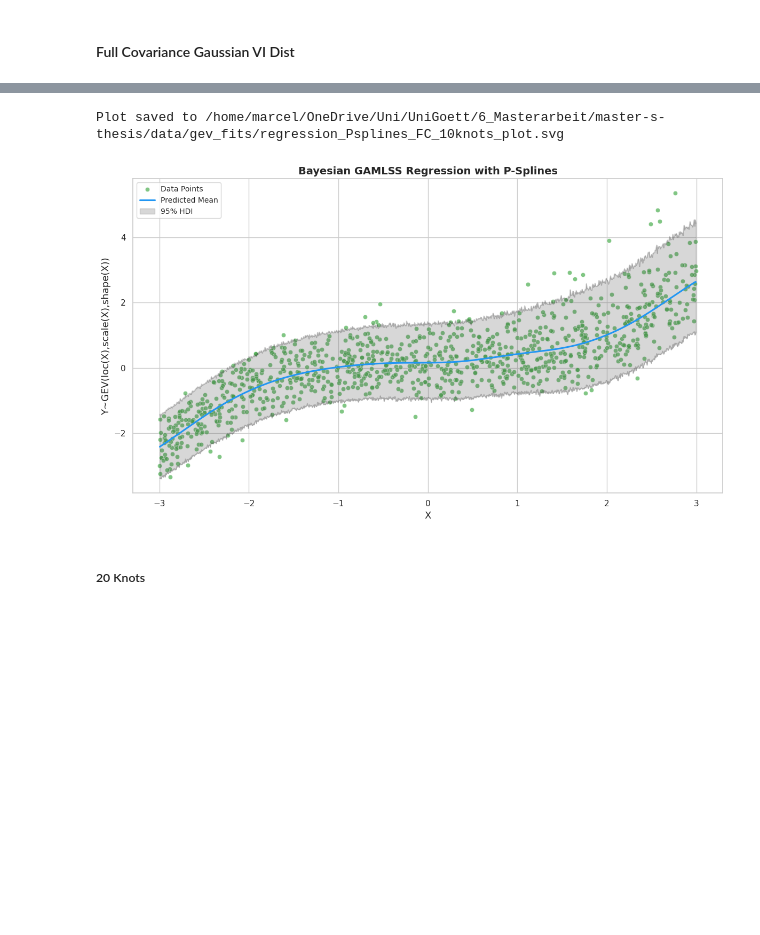
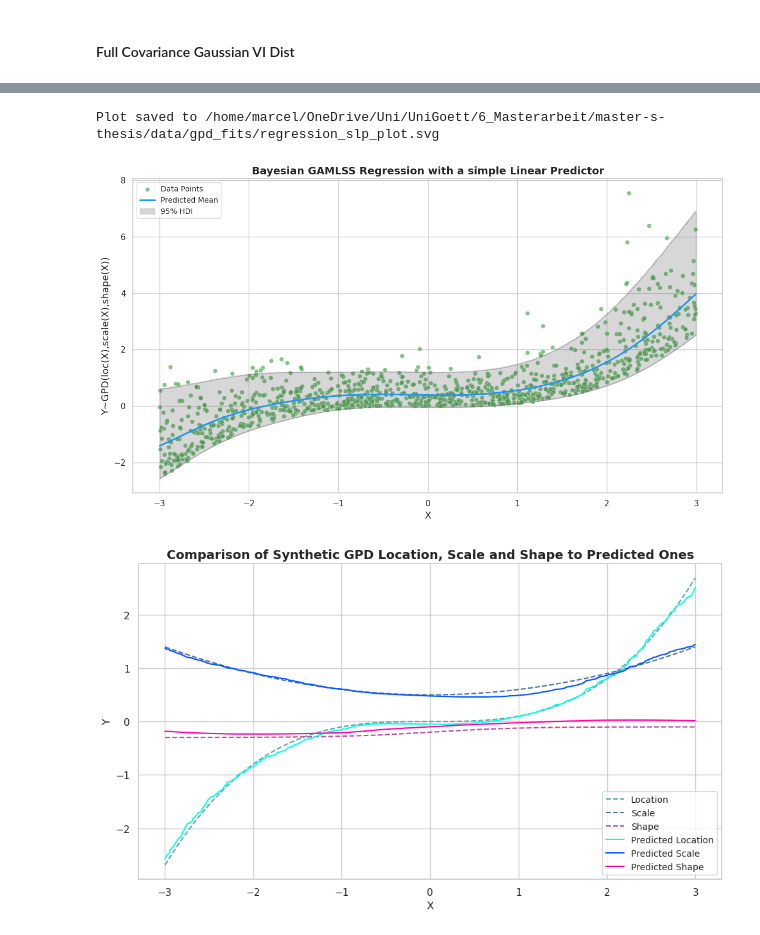
Before and after one commit to marweda/master-s-thesis, a Jupyter notebook: notebooks/vigamlss_results.ipynb, the cells around one changed output, grey strips where cells are left out. Drawn from its saved outputs; the diff is of its cells as text; code cells hidden in the pictures; blank space fills up the shorter version.

Commit message:
Achieved great final results with GEV and GPD

```diff
--- a/notebooks/vigamlss_results.ipynb
+++ b/notebooks/vigamlss_results.ipynb
@@ -784,11 +1127,11 @@ TypeError: plot_loc_scale_shape_comparison() got multiple values for argument 'l
 # %%
-results_GEV_SYN_PSpline_FC = Y_GEV_SYN_PSpline.model.run_svi_optimization(
+results_GPD_SYN_PSpline_FC = Y_GPD_SYN_PSpline.model.run_svi_optimization(
     optimizer=adam,
     vi_dist=FullCovarianceNormal,
-    vi_sample_size=512,
+    vi_sample_size=64,
     epochs=50000,
     mb_size=None,
-    lr=0.0001,
+    lr=0.001,
     max_norm=1.0,
     clip_min_max_enabled=True,
     zero_nans_enabled=True,
@@ -799,16 +1142,16 @@ results_GEV_SYN_PSpline_FC = Y_GEV_SYN_PSpline.model.run_svi_optimization(
     # end_value=0.00001,
 )
 
-with open(gev_fits_dir + "/results_GEV_SYN_PSpline_FC.pkl", "wb") as f:
-    pkl.dump(results_GEV_SYN_PSpline_FC, f)
+with open(gpd_fits_dir + "/results_GPD_SYN_SLP.pkl", "wb") as f:
+    pkl.dump(results_GPD_SYN_PSpline_FC, f)
 
 plot_elbo(
-    results_GEV_SYN_PSpline_FC["svi_metadata"]["num_iterations"],
-    results_GEV_SYN_PSpline_FC["losses"],
+    results_GPD_SYN_PSpline_FC["svi_metadata"]["num_iterations"],
+    results_GPD_SYN_PSpline_FC["losses"],
     loss_color,
     0.1,
-    gev_fits_dir,
-    "PSpline_FC_10_knots_loss_plot",
+    gpd_fits_dir,
+    "linear_fit_loss_plot",
     window=50
 )
 # %% [output]
@@ -835,57 +1160,70 @@ results_GEV_SYN_PSpline_FC["transformed_loc_vi_parameters"]
 # %%
-β0_loc = results_GEV_SYN_PSpline_FC["transformed_loc_vi_parameters"]["beta0_loc"]
-β0_scale = results_GEV_SYN_PSpline_FC["transformed_loc_vi_parameters"]["beta0_scale"]
-β0_shape = results_GEV_SYN_PSpline_FC["transformed_loc_vi_parameters"]["beta0_shape"]
-γ_loc = results_GEV_SYN_PSpline_FC["transformed_loc_vi_parameters"]["gammas_loc"]
-γ_scale = results_GEV_SYN_PSpline_FC["transformed_loc_vi_parameters"]["gammas_scale"]
-γ_shape = results_GEV_SYN_PSpline_FC["transformed_loc_vi_parameters"]["gammas_shape"]
+# Response is GPD GAMLSS Distributed Case
+β0_loc = results_GPD_SYN_PSpline_FC["transformed_loc_vi_parameters"]["beta0_loc"]
+β0_scale = results_GPD_SYN_PSpline_FC["transformed_loc_vi_parameters"]["beta0_scale"]
+β0_shape = results_GPD_SYN_PSpline_FC["transformed_loc_vi_parameters"]["beta0_shape"]
+γ_loc = results_GPD_SYN_PSpline_FC["transformed_loc_vi_parameters"]["gammas_loc"]
+γ_scale = results_GPD_SYN_PSpline_FC["transformed_loc_vi_parameters"]["gammas_scale"]
+γ_shape = results_GPD_SYN_PSpline_FC["transformed_loc_vi_parameters"]["gammas_shape"]
 
-
-X_min, X_max = X_GEV_SYN.min(), X_GEV_SYN.max()
+X_min, X_max = X_GPD_SYN.min(), X_GPD_SYN.max()
 X_line = np.linspace(X_min, X_max, 1000)
 X_line_design = DataPreperator(
     "xDesign",
     X_line,
     "pspline",
     intercept=False,
     standardize=False,
     degree=3,
     num_knots=10
 )()
 linear_predictor_loc = β0_loc + X_line_design.matrix@γ_loc
 linear_predictor_scale = TransformationFunctions.softplus(
     β0_scale + X_line_design.matrix@γ_scale
 )
 linear_predictor_shape = β0_shape + X_line_design.matrix@γ_shape
-
-GEV = tfd.GeneralizedExtremeValue(linear_predictor_loc, linear_predictor_scale, linear_predictor_shape)
-samples = GEV.sample((5000,),PRNGKey(0))
-mean_line = GEV.mean()
+GPD = tfd.GeneralizedPareto(linear_predictor_loc, linear_predictor_scale, linear_predictor_shape)
+samples = GPD.sample((100000,),PRNGKey(0))
+mean_line = GPD.mean()
 samples_np = np.array(samples)
 hdi_bounds = az.hdi(samples_np, hdi_prob=0.95)
 hdi_lower = hdi_bounds[:,0]
 hdi_upper = hdi_bounds[:,1]
 
 plot_regression_with_interval(
-    X_GEV_SYN,
-    Y_GEV_SYN_data,
+    X_GPD_SYN,
+    Y_GPD_SYN_data,
     X_line,
     mean_line,
     hdi_lower,
     hdi_upper,
     0.21,
     regression_palette,
     scatter_label='Data Points',
     regression_label='Predicted Mean',
     interval_label='95% HDI',
     xlabel='X',
-    ylabel='Y~GEV(loc(X),scale(X),shape(X))',
-    title='Bayesian GAMLSS Regression with P-Splines',
-    save_path=gev_fits_dir,
-    file_name="regression_Psplines_FC_10knots_plot.svg"
+    ylabel='Y~GPD(loc(X),scale(X),shape(X))',
+    title='Bayesian GAMLSS Regression with a simple Linear Predictor',
+    save_path=gpd_fits_dir,
+    file_name="regression_slp_plot.svg"
 )
+
+plot_loc_scale_shape_comparison(
+    X_GPD_SYN,
+    line_loc=loc_fn,
+    line_scale=scale_fn,
+    line_shape=shape_fn,
+    line_loc_pred=linear_predictor_loc,
+    line_scale_pred=linear_predictor_scale,
+    line_shape_pred=linear_predictor_shape,
+    non_pred_palette=line_colors,
+    pred_palette=pred_line_colors,
+    title="Comparison of Synthetic GPD Location, Scale and Shape to Predicted Ones",
+    xlabel="X",
+    ylabel="Y",
+)
 # %% [output]
-Plot saved to /home/marcel/OneDrive/Uni/UniGoett/6_Masterarbeit/master-s-thesis/data/gev_fits/regression_Psplines_FC_10knots_plot.svg
+Plot saved to /home/marcel/OneDrive/Uni/UniGoett/6_Masterarbeit/master-s-thesis/data/gpd_fits/regression_slp_plot.svg
-[figure, old version]
+[figure, new version]
+[figure, added]
-# %% [markdown]
-##### 20 Knots
```
Also changed, not shown: parts of 52 cells of this notebook, 17 other files.
